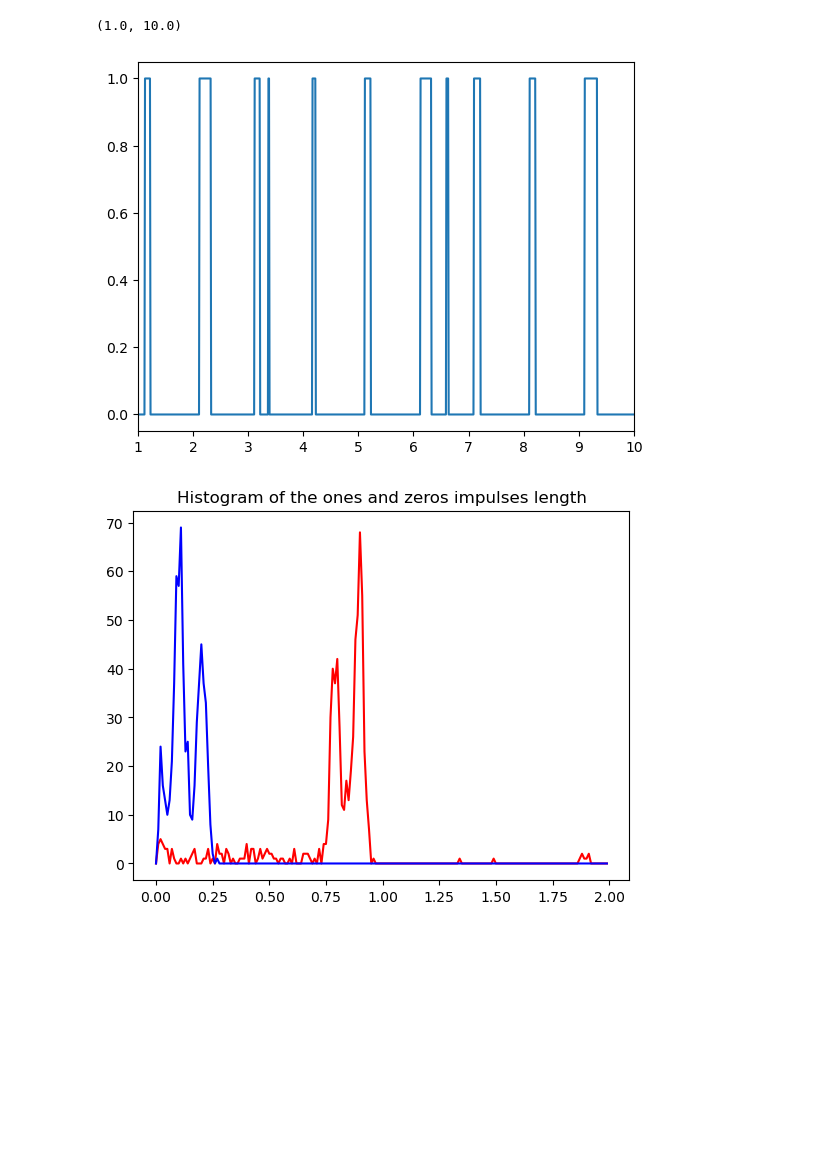
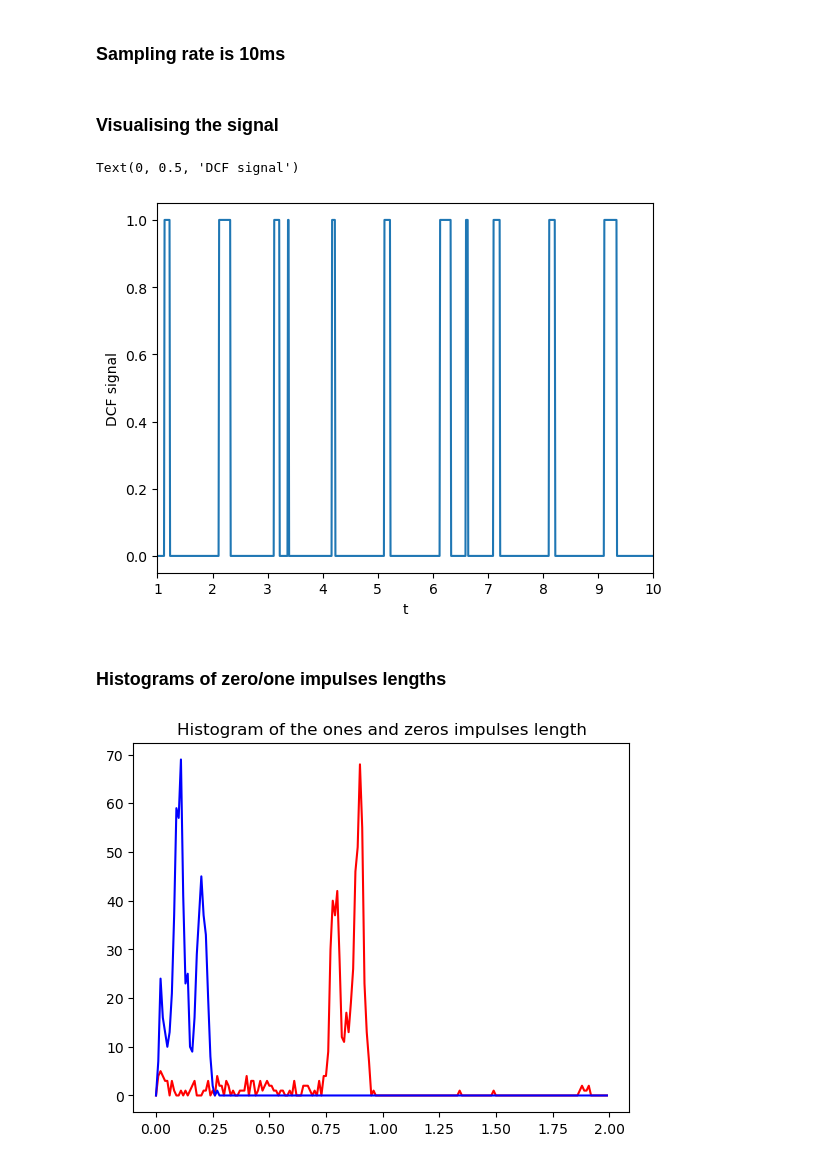
Before and after one commit to Dzalex/NeedleDCF77, a Jupyter notebook: doc/Log_analysing.ipynb, the cells around one changed output. Saved outputs shown, nothing was run; the diff lists cells and outputs as text; code cells hidden in the pictures; blank space fills up the shorter version.

```diff
--- a/doc/Log_analysing.ipynb
+++ b/doc/Log_analysing.ipynb
@@ -5 +6,3 @@ from scipy.signal import find_peaks
+# %% [markdown]
+### Sampling rate is 10ms
 # %%
@@ -8,10 +10,16 @@ samples_dcf77 = [0, 0, 0, 0, 0, 0, 0, 0, 0, 0, 0, 0, 0, 0, 0, 0, 1, 1, 1, 1, 1,
+# %% [markdown]
+### Visualising the signal
 # %%
 # First 10s of the sample signal
 T = 0.01
 t = np.arange(0,len(samples_dcf77)*T,T)
 plt.plot(t, samples_dcf77)
 plt.xlim([1, 10])
+plt.xlabel("t")
+plt.ylabel("DCF signal")
 # %% [output]
-(1.0, 10.0)
+Text(0, 0.5, 'DCF signal')
-[figure, old version]
+[figure, new version]
+# %% [markdown]
+### Histograms of zero/one impulses lengths
 # %%
```
Also changed, not shown: parts of 14 cells of this notebook, 1 other file.
